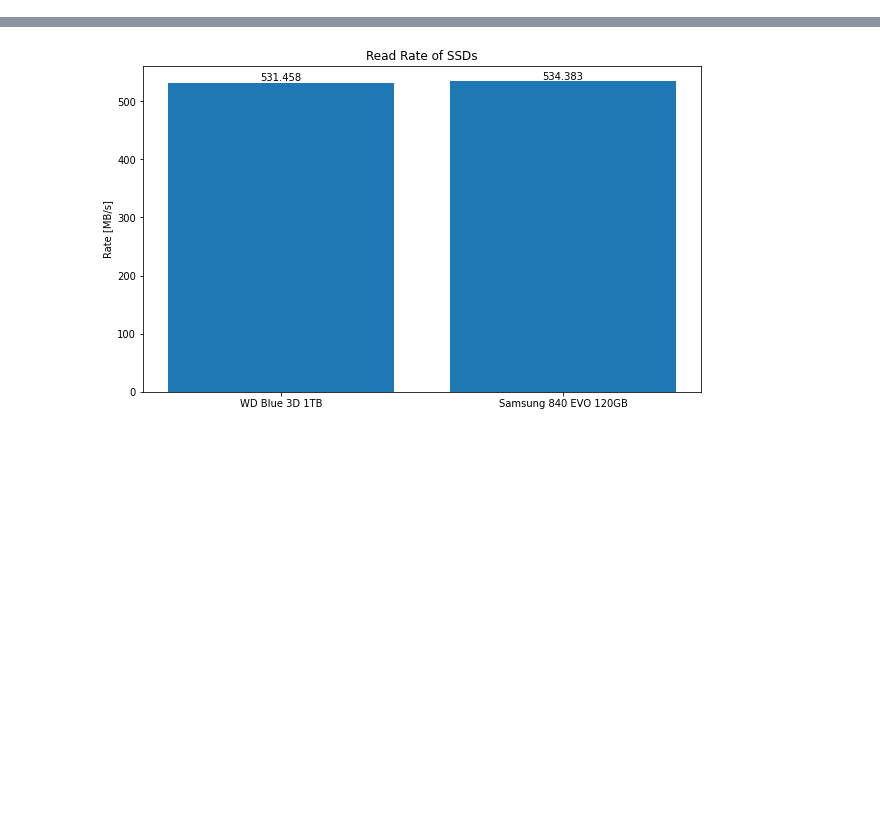
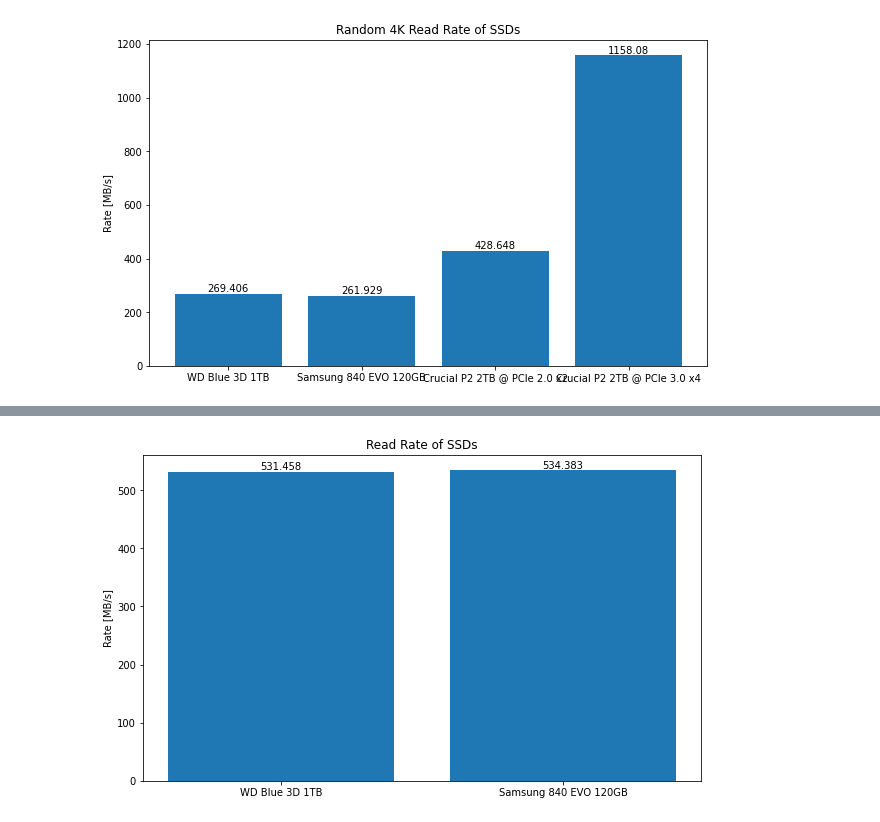
Before and after one commit to soerenmetje/CrystalDiskMark-Parser, a Jupyter notebook: examples/example_benchmark_plot.ipynb, the cells around one changed output, grey strips where cells are left out. Saved outputs shown, nothing was run; the diff lists cells and outputs as text; code cells hidden in the pictures; blank space fills up the shorter version.

```diff
--- a/examples/example_benchmark_plot.ipynb
+++ b/examples/example_benchmark_plot.ipynb
@@ -5,0 +76,23 @@ import matplotlib.pyplot as plt
+# %%
+# Extract relevant rows
+data = df.loc[(df['read_write'] == 'read')
+              & (df['type'] == "RND")
+              & (df['blocksize'] == 4)
+              & (df['unit_blocksize'] == "KiB")
+              & (df['queues'] == 32)]
+
+# Extract relevant columns
+rate = data["rate"]
+name = data["comment"]
+
+# Plot
+fig, ax = plt.subplots(figsize=(10, 6))
+con = ax.bar(name, rate)
+ax.bar_label(con)
+ax.set_title("Random 4K Read Rate of SSDs")
+ax.set_ylabel("Rate [MB/s]")
+
+fig.savefig('./plots/example2.png', bbox_inches='tight')
+plt.show()
+# %% [output]
+[figure, added]
```
Also changed, not shown: parts of 6 cells of this notebook, 1 other file.
